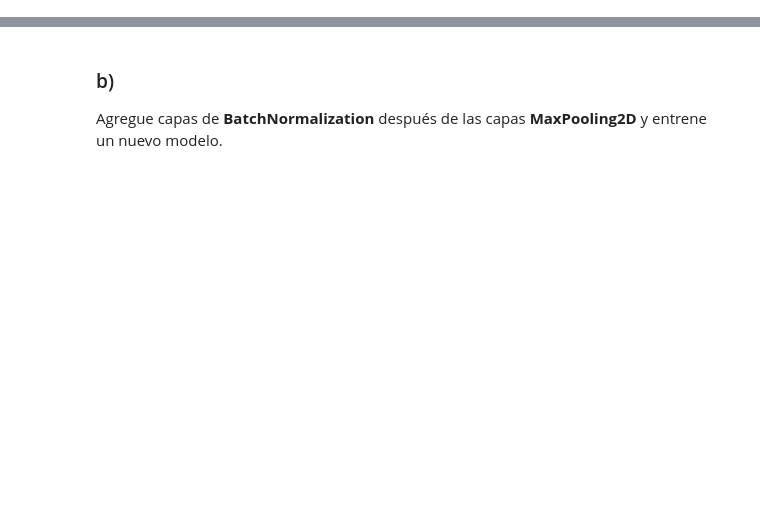
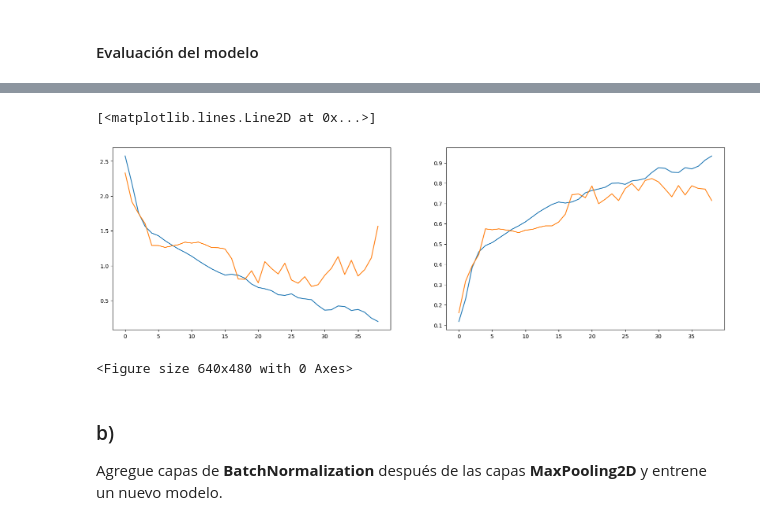
Before and after one commit to gonblas/deep-learning-unlp, a Jupyter notebook: Practicas/p5/05_Flowers.ipynb, the cells around one changed output, grey strips where cells are left out. Drawn from its saved outputs; the diff is of its cells as text; code cells hidden in the pictures; blank space fills up the shorter version.

```diff
--- a/Practicas/p5/05_Flowers.ipynb
+++ b/Practicas/p5/05_Flowers.ipynb
@@ -17,0 +177,12 @@ Entrene un modelo que utilice solamente capas **Conv2D**, **MaxPooling2D**, **Fl
+# %%
+early_stop = EarlyStopping(monitor='val_loss',
+                           patience=PACIENCIA,
+                           restore_best_weights=True)
+
+epoch_timing = EpochTiming()
+
+H = model.fit(
+    train_ds,
+    validation_data=valid_ds,
+    epochs=EPOCAS,
+    callbacks=[early_stop, epoch_timing])
@@ -17,0 +207,16 @@ Entrene un modelo que utilice solamente capas **Conv2D**, **MaxPooling2D**, **Fl
+# %% [markdown]
+#### Evaluación del modelo
+# %%
+print('Tiempo promedio por época %.2f segundos' % epoch_timing.avg_epoch_time)
+model.evaluate(train_ds)
+model.evaluate(valid_ds)
+
+# dibuja accuracy del progreso del entrenamiento
+fig, axs = plt.subplots(1,2, figsize=(20,6))
+plt.figure()
+axs[0].plot(H.history["loss"], label="train_loss")
+axs[0].plot(H.history["val_loss"], label="val_loss")
+
+axs[1].plot(H.history["accuracy"], label="train_acc")
+axs[1].plot(H.history["val_accuracy"], label="val_acc")
+# %% [output]
@@ -17,0 +226,3 @@ Entrene un modelo que utilice solamente capas **Conv2D**, **MaxPooling2D**, **Fl
+[<matplotlib.lines.Line2D at 0x...>]
+[figure, added]
+<Figure size 640x480 with 0 Axes>
```
Also changed, not shown: parts of 13 cells of this notebook, 8 other files.
